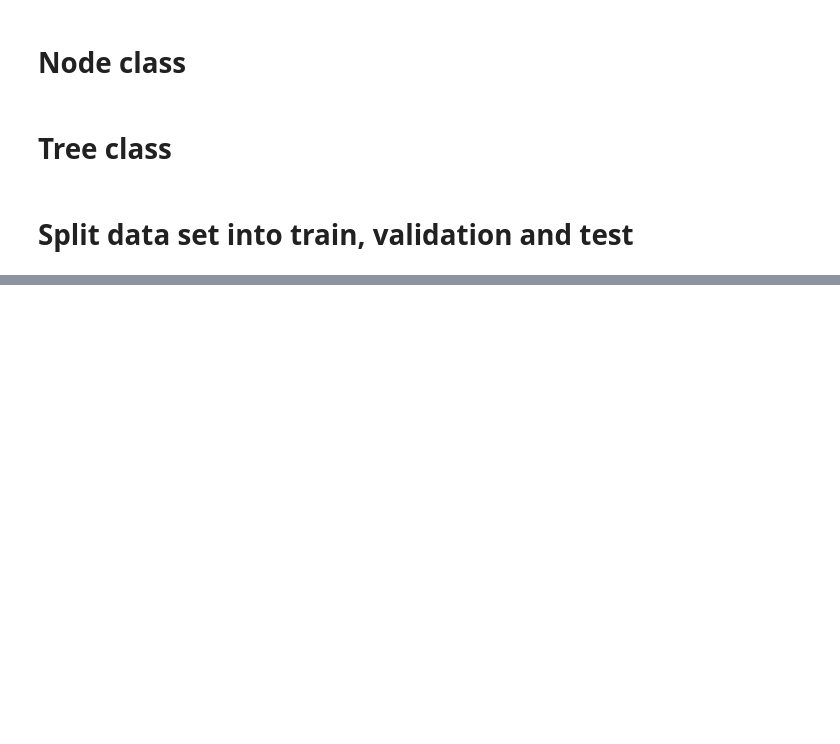
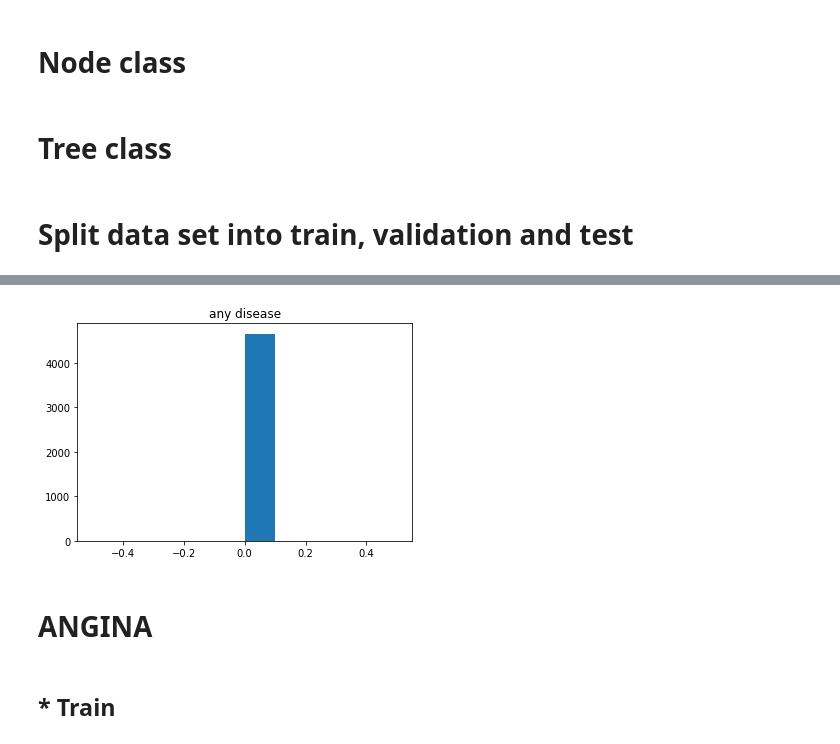
Before and after one commit to ninous-dev/heart-prediction, a Jupyter notebook: decision_tree.ipynb, the cells around one changed output, grey strips where cells are left out. Cells and saved outputs as stored; diff of their text form; code cells hidden in the pictures; blank space fills up the shorter version.

```diff
--- a/decision_tree.ipynb
+++ b/decision_tree.ipynb
@@ -220,0 +245,2 @@ X_train, X_test, Y_train, Y_test = train_test_split(X, Y, test_size=.2, random_s
+# %%
+DEPTH = 10
@@ -223,3 +266,3 @@ X_train, X_test, Y_train, Y_test = train_test_split(X, Y, test_size=.2, random_s
 # %%
-decision_tree = DecisionTree(max_depth=20)
+decision_tree = DecisionTree(max_depth=DEPTH)
 decision_tree.fit(X_train, Y_train)
@@ -237,0 +309,12 @@ accuracy_score(Y_test.flatten(), Y_pred)
+# %%
+hist,bins = np.histogram(Y_pred)
+
+plt.hist(Y_pred, bins = bins)
+plt.title("any disease")
+plt.show()
+# %% [output]
+[figure, added]
+# %% [markdown]
+# ANGINA
+# %% [markdown]
+## * Train
```
Also changed, not shown: parts of 81 cells of this notebook.
